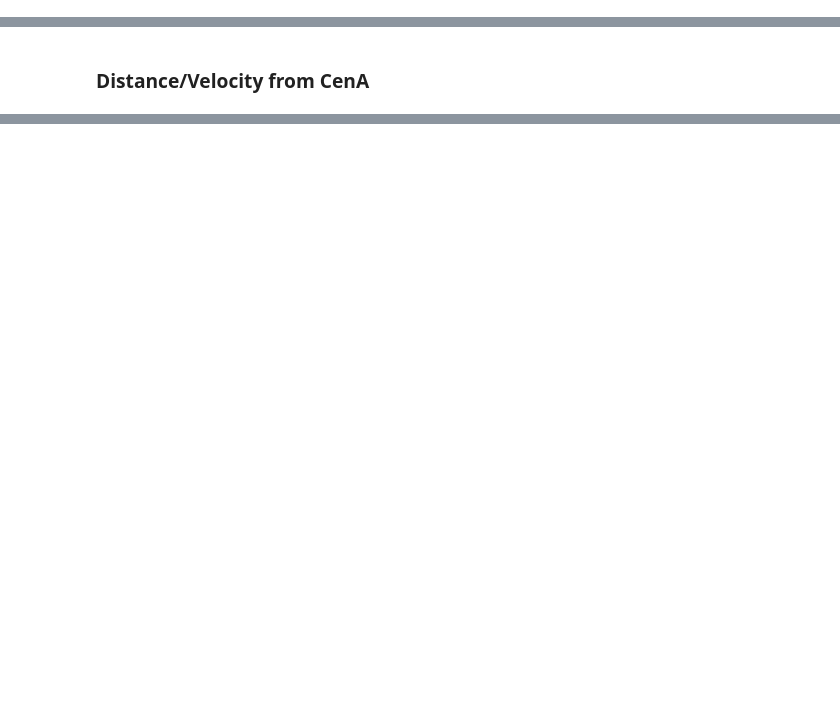
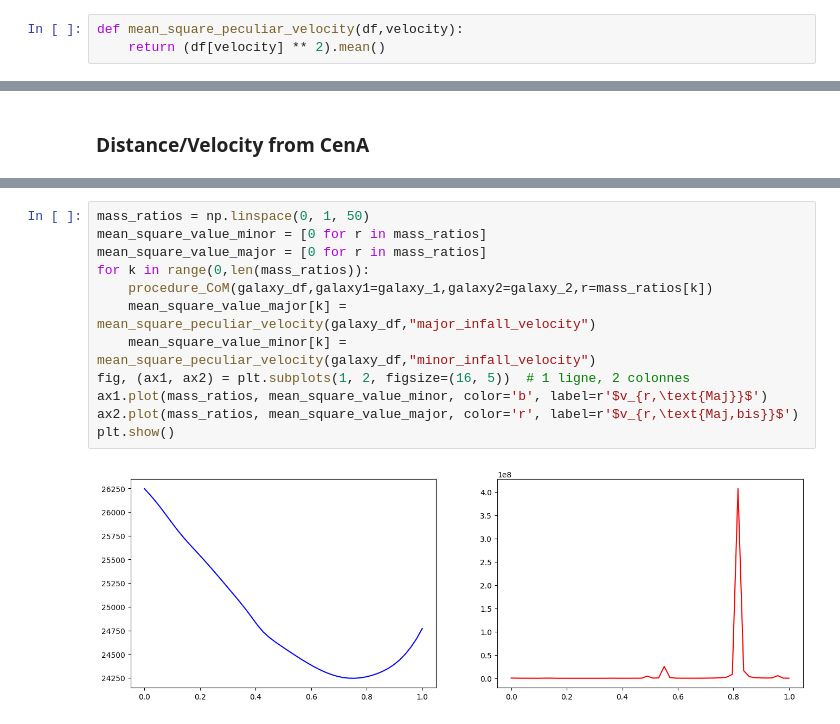
Before and after one commit to AdrianFaucher/project_3A, a Jupyter notebook: data_analysis.ipynb, the cells around one changed output, grey strips where cells are left out. Cells and saved outputs as stored; diff of their text form; blank space fills up the shorter version.

```diff
--- a/data_analysis.ipynb
+++ b/data_analysis.ipynb
@@ -374,3 +373,6 @@ procedure_CoM(galaxy_df,galaxy1=galaxy_1,galaxy2=galaxy_2,r=0.5)
+# %%
+def mean_square_peculiar_velocity(df,velocity):
+    return (df[velocity] ** 2).mean()
 # %% [markdown]
 # Affichage
 # %% [markdown]
@@ -696,0 +760,14 @@ plt.show()
+# %%
+mass_ratios = np.linspace(0, 1, 50)
+mean_square_value_minor = [0 for r in mass_ratios]
+mean_square_value_major = [0 for r in mass_ratios]
+for k in range(0,len(mass_ratios)):
+    procedure_CoM(galaxy_df,galaxy1=galaxy_1,galaxy2=galaxy_2,r=mass_ratios[k])
+    mean_square_value_major[k] = mean_square_peculiar_velocity(galaxy_df,"major_infall_velocity")
+    mean_square_value_minor[k] = mean_square_peculiar_velocity(galaxy_df,"minor_infall_velocity")
+fig, (ax1, ax2) = plt.subplots(1, 2, figsize=(16, 5))  # 1 ligne, 2 colonnes
+ax1.plot(mass_ratios, mean_square_value_minor, color='b', label=r'$v_{r,\text{Maj}}$')
+ax2.plot(mass_ratios, mean_square_value_major, color='r', label=r'$v_{r,\text{Maj,bis}}$')
+plt.show()
+# %% [output]
+[figure, added]
```
Also changed, not shown: parts of 16 cells of this notebook, 3 other files.
